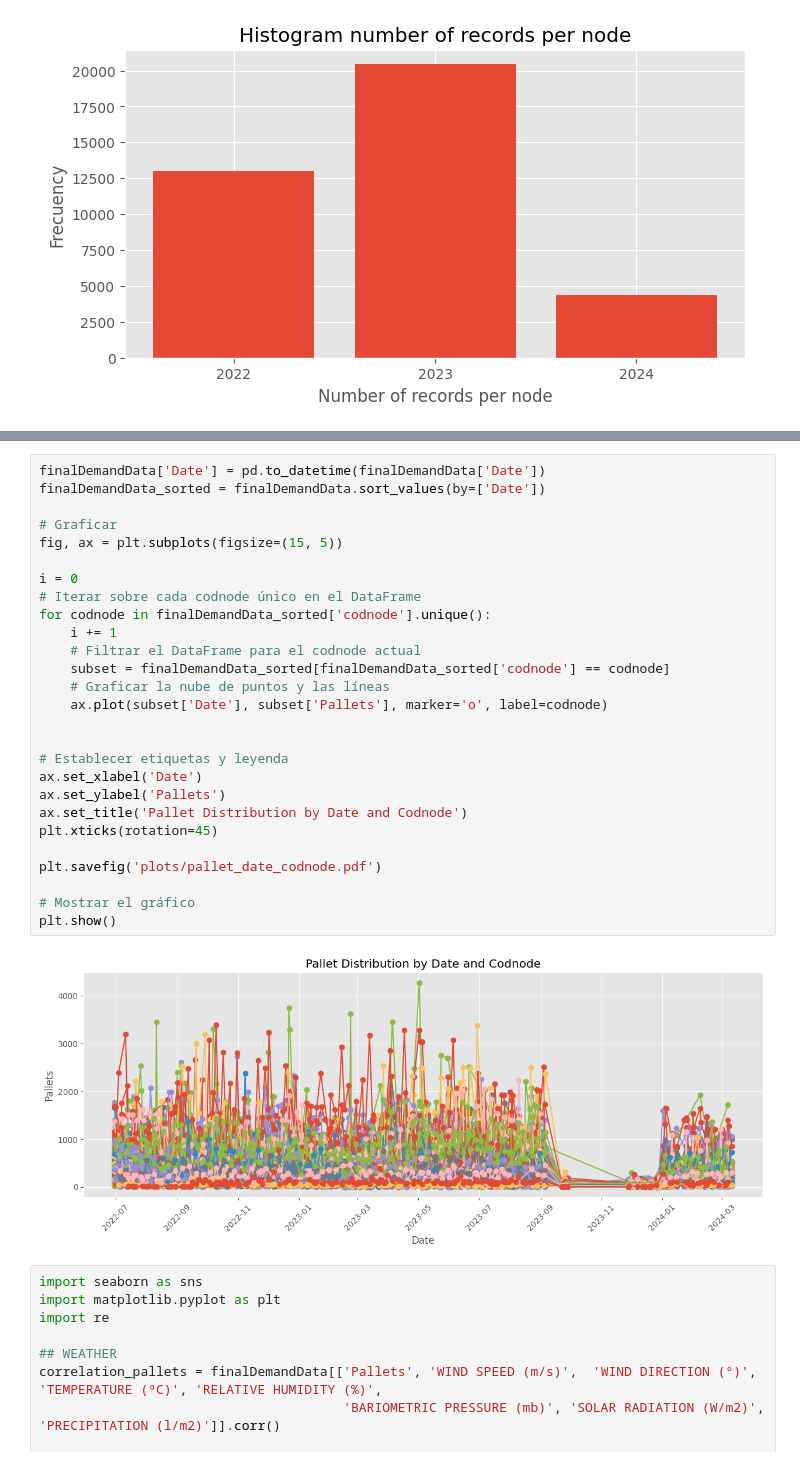
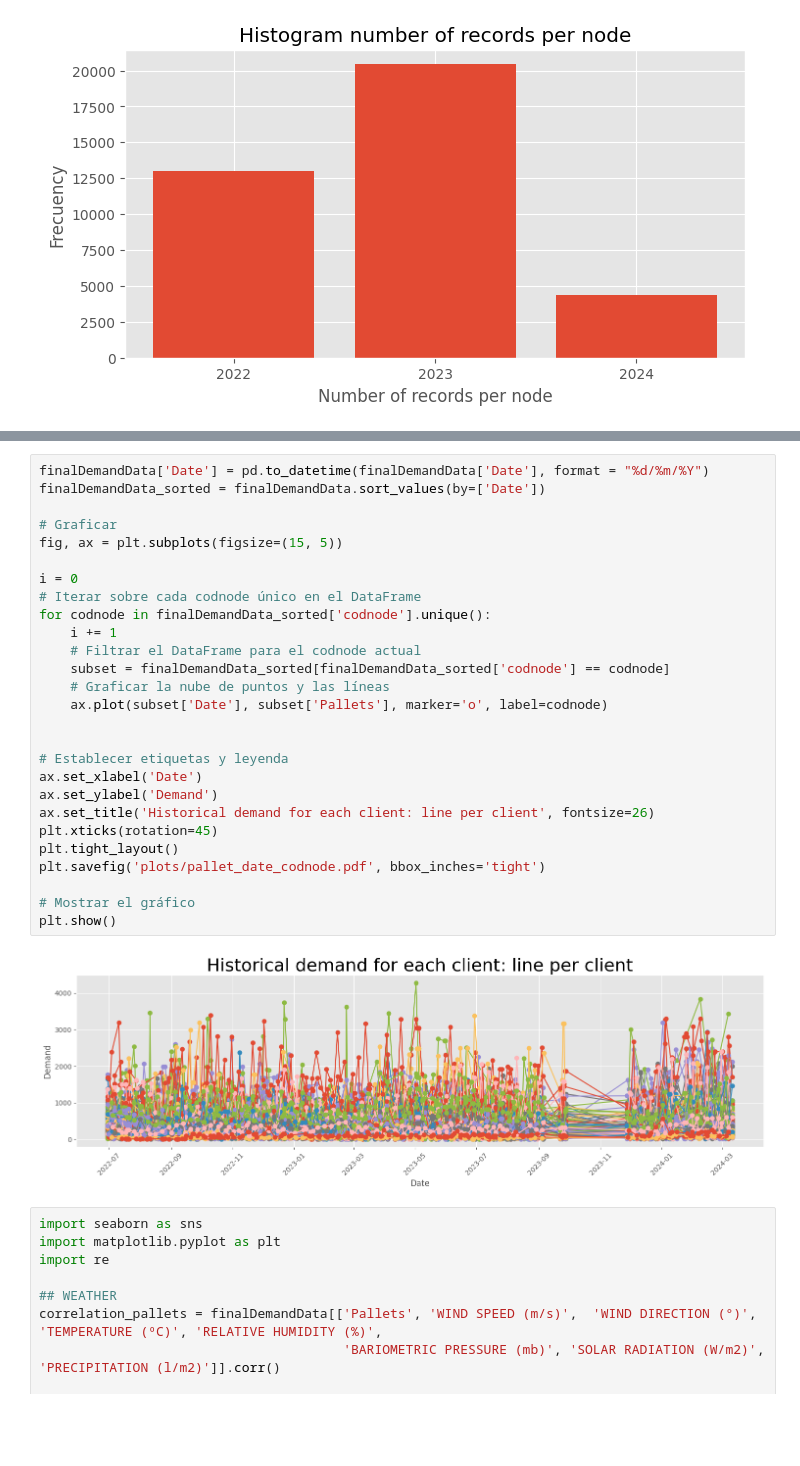
Before and after one commit to critobfer/StocasticOpt, a Jupyter notebook: data/study_data.ipynb, the cells around one changed output, grey strips where cells are left out. Cells and saved outputs as stored; diff of their text form; blank space fills up the shorter version.

```diff
--- a/data/study_data.ipynb
+++ b/data/study_data.ipynb
@@ -115,34 +115,34 @@ print(finalDemandData)
 
 [37773 rows x 17 columns]
 # %%
-finalDemandData['Date'] = pd.to_datetime(finalDemandData['Date'])
+finalDemandData['Date'] = pd.to_datetime(finalDemandData['Date'], format = "%d/%m/%Y")
 finalDemandData_sorted = finalDemandData.sort_values(by=['Date'])
 
 # Graficar
 fig, ax = plt.subplots(figsize=(15, 5))
 
 i = 0
 # Iterar sobre cada codnode único en el DataFrame
 for codnode in finalDemandData_sorted['codnode'].unique():
     i += 1
     # Filtrar el DataFrame para el codnode actual
     subset = finalDemandData_sorted[finalDemandData_sorted['codnode'] == codnode]
     # Graficar la nube de puntos y las líneas
     ax.plot(subset['Date'], subset['Pallets'], marker='o', label=codnode)
 
 
 # Establecer etiquetas y leyenda
 ax.set_xlabel('Date')
-ax.set_ylabel('Pallets')
-ax.set_title('Pallet Distribution by Date and Codnode')
+ax.set_ylabel('Demand')
+ax.set_title('Historical demand for each client: line per client', fontsize=26)
 plt.xticks(rotation=45)
-
-plt.savefig('plots/pallet_date_codnode.pdf')
+plt.tight_layout()
+plt.savefig('plots/pallet_date_codnode.pdf', bbox_inches='tight')
 
 # Mostrar el gráfico
 plt.show()
 # %% [output]
-[figure, old version]
+[figure, new version]
 # %%
 import seaborn as sns
 import matplotlib.pyplot as plt
```
Also changed, not shown: parts of 1 cell of this notebook, 5 other files.
